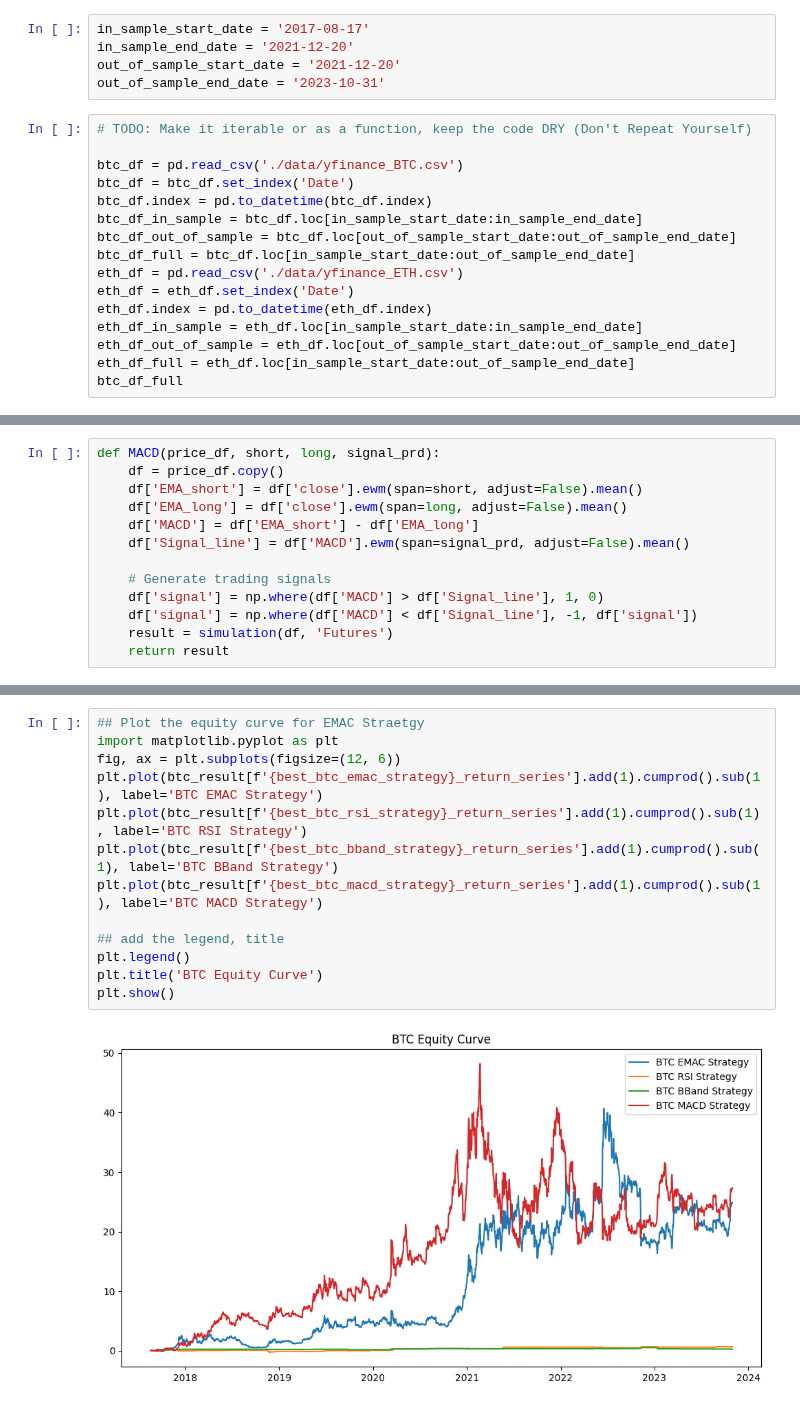
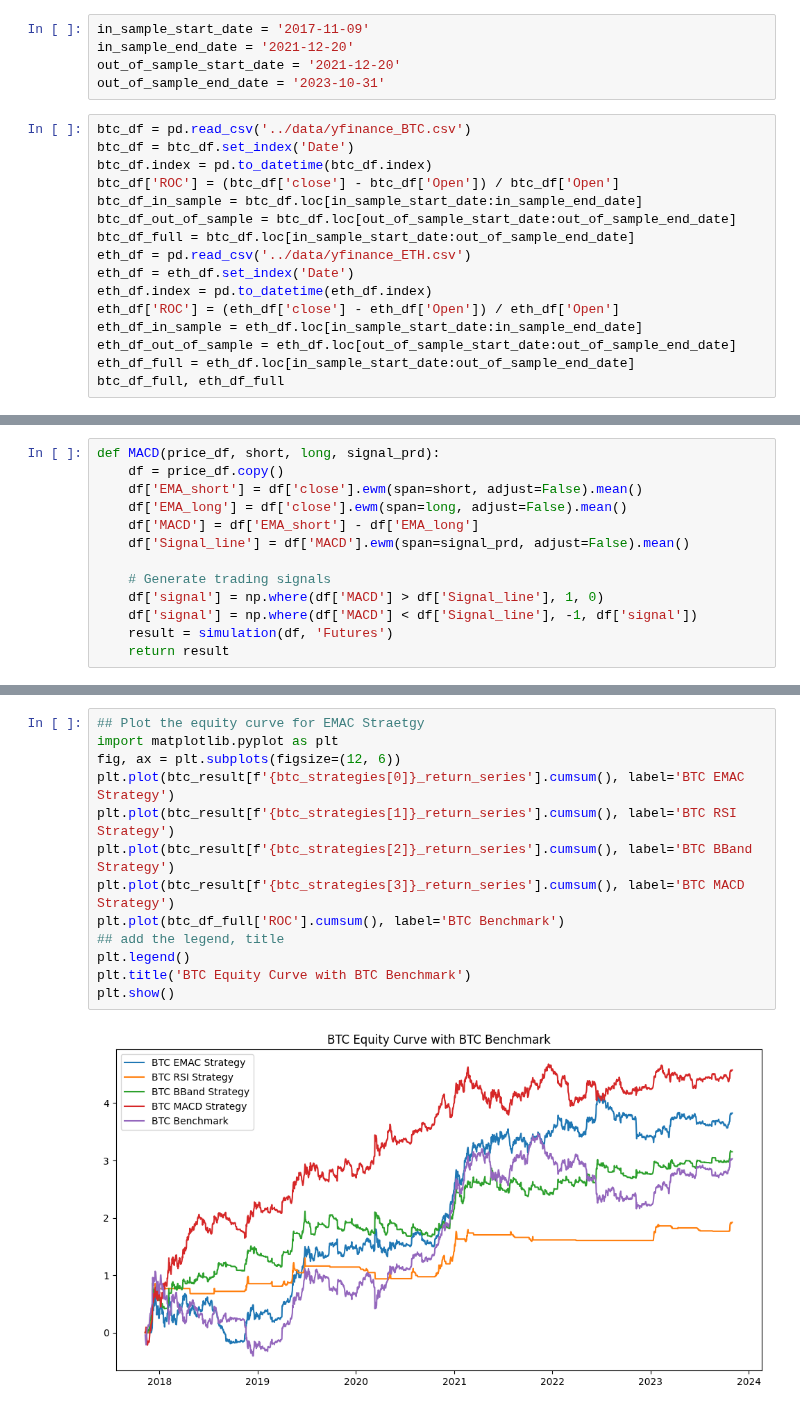
Before and after one commit to vd1371/AcademicQuantLab, a Jupyter notebook: Momentum/Technical_trading_straetegies_in_crypto.ipynb, the cells around one changed output, grey strips where cells are left out. Saved outputs shown, nothing was run; the diff lists cells and outputs as text.

Commit message:
Fixed all the problems: Improved the strategies, added beta, shorten the code, data is avaliable and updated reference info

```diff
--- a/Momentum/Technical_trading_straetegies_in_crypto.ipynb
+++ b/Momentum/Technical_trading_straetegies_in_crypto.ipynb
@@ -15,22 +46,22 @@ The research paper suggested to use the daily price data of Bitcoin(BTC) and Eth
 # %%
-in_sample_start_date = '2017-08-17'
+in_sample_start_date = '2017-11-09'
 in_sample_end_date = '2021-12-20'
 out_of_sample_start_date = '2021-12-20'
 out_of_sample_end_date = '2023-10-31'
 # %%
-# TODO: Make it iterable or as a function, keep the code DRY (Don't Repeat Yourself)
-
-btc_df = pd.read_csv('./data/yfinance_BTC.csv')
+btc_df = pd.read_csv('../data/yfinance_BTC.csv')
 btc_df = btc_df.set_index('Date')
 btc_df.index = pd.to_datetime(btc_df.index)
+btc_df['ROC'] = (btc_df['close'] - btc_df['Open']) / btc_df['Open']
 btc_df_in_sample = btc_df.loc[in_sample_start_date:in_sample_end_date]
 btc_df_out_of_sample = btc_df.loc[out_of_sample_start_date:out_of_sample_end_date]
 btc_df_full = btc_df.loc[in_sample_start_date:out_of_sample_end_date]
-eth_df = pd.read_csv('./data/yfinance_ETH.csv')
+eth_df = pd.read_csv('../data/yfinance_ETH.csv')
 eth_df = eth_df.set_index('Date')
 eth_df.index = pd.to_datetime(eth_df.index)
+eth_df['ROC'] = (eth_df['close'] - eth_df['Open']) / eth_df['Open']
 eth_df_in_sample = eth_df.loc[in_sample_start_date:in_sample_end_date]
 eth_df_out_of_sample = eth_df.loc[out_of_sample_start_date:out_of_sample_end_date]
 eth_df_full = eth_df.loc[in_sample_start_date:out_of_sample_end_date]
-btc_df_full
+btc_df_full, eth_df_full
 # %% [output]
@@ -498,17 +487,17 @@ all_performance_eth
 # %%
 ## Plot the equity curve for EMAC Straetgy
 import matplotlib.pyplot as plt
 fig, ax = plt.subplots(figsize=(12, 6))
-plt.plot(btc_result[f'{best_btc_emac_strategy}_return_series'].add(1).cumprod().sub(1), label='BTC EMAC Strategy')
-plt.plot(btc_result[f'{best_btc_rsi_strategy}_return_series'].add(1).cumprod().sub(1), label='BTC RSI Strategy')
-plt.plot(btc_result[f'{best_btc_bband_strategy}_return_series'].add(1).cumprod().sub(1), label='BTC BBand Strategy')
-plt.plot(btc_result[f'{best_btc_macd_strategy}_return_series'].add(1).cumprod().sub(1), label='BTC MACD Strategy')
-
+plt.plot(btc_result[f'{btc_strategies[0]}_return_series'].cumsum(), label='BTC EMAC Strategy')
+plt.plot(btc_result[f'{btc_strategies[1]}_return_series'].cumsum(), label='BTC RSI Strategy')
+plt.plot(btc_result[f'{btc_strategies[2]}_return_series'].cumsum(), label='BTC BBand Strategy')
+plt.plot(btc_result[f'{btc_strategies[3]}_return_series'].cumsum(), label='BTC MACD Strategy')
+plt.plot(btc_df_full['ROC'].cumsum(), label='BTC Benchmark')
 ## add the legend, title
 plt.legend()
-plt.title('BTC Equity Curve')
+plt.title('BTC Equity Curve with BTC Benchmark')
 plt.show()
 # %% [output]
-[figure, old version]
+[figure, new version]
 # %%
 ## plot the equity curve for ETH
```
Also changed, not shown: parts of 27 cells of this notebook.
